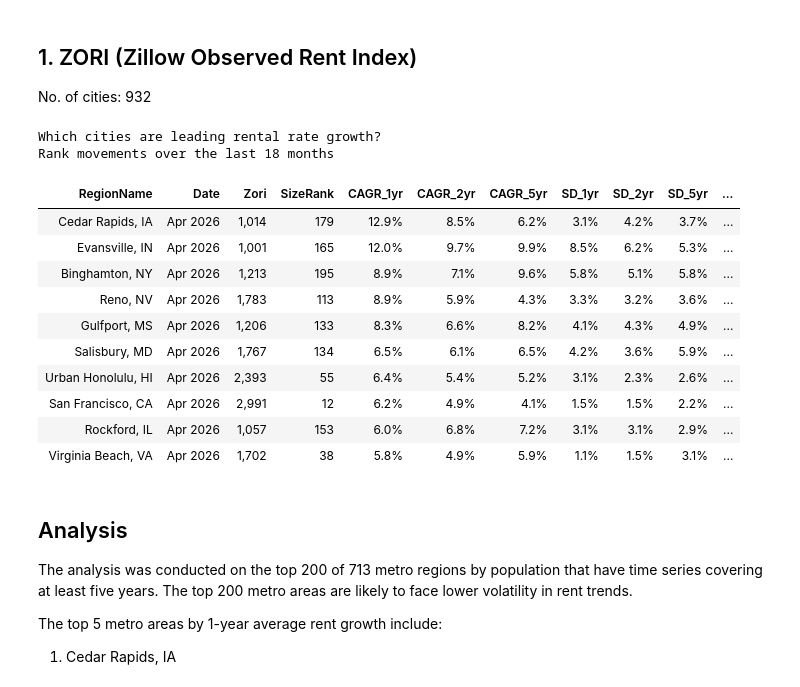
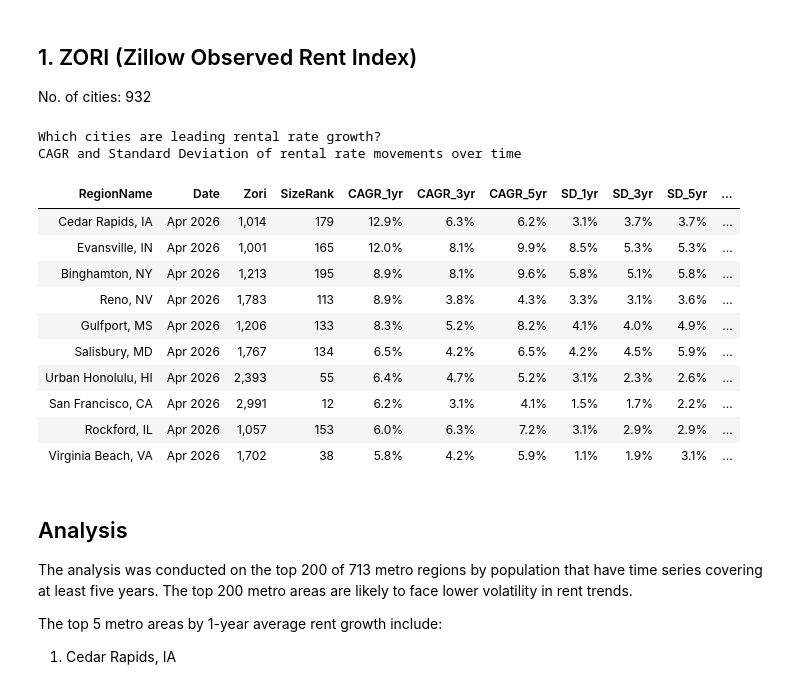
Before and after one commit to aaron-san/Rental-Rate-Growth-Analysis, a Jupyter notebook: index.ipynb, the cells around one changed output. Drawn from its saved outputs; the diff is of its cells as text; code cells hidden in the pictures.

```diff
--- a/index.ipynb
+++ b/index.ipynb
@@ -218,7 +218,7 @@ def add_cagr(df, years):
 
 
 zori = add_cagr(zori, 1)
-zori = add_cagr(zori, 2)
+zori = add_cagr(zori, 3)
 zori = add_cagr(zori, 5)
 
 
@@ -234,11 +234,11 @@ def add_vol(df, years):
 
 
 zori = add_vol(zori, 1)
-zori = add_vol(zori, 2)
+zori = add_vol(zori, 3)
 zori = add_vol(zori, 5)
 
 
-# print(zori.dropna(subset=['CAGR_1yr', 'CAGR_2yr', 'CAGR_5yr']).head(10))
+# print(zori.dropna(subset=['CAGR_1yr', 'CAGR_3yr', 'CAGR_5yr']).head(10))
 
 # =============================
 # STEP _: Calculate growth rates
@@ -271,7 +271,8 @@ zori = zori[~zori["CAGR_1yr"].isna()]
 # STEP _: Calculate Ranks
 # =============================
 # zori['Growth_Rank_CAGR_1yr'] = zori.groupby('Date')['CAGR_1yr'].rank(ascending=False, method='dense')
-# zori['Growth_Rank_CAGR_2yr'] = zori.groupby('Date')['CAGR_2yr'].rank(ascending=False, method='dense')
+# zori['Growth_Rank_
+# yr'] = zori.groupby('Date')['CAGR_3yr'].rank(ascending=False, method='dense')
 # zori['Growth_Rank_CAGR_5yr'] = zori.groupby('Date')['CAGR_5yr'].rank(ascending=False, method='dense')
 
 
@@ -301,15 +302,15 @@ zori = (
             "Zori",
             "SizeRank",
             "CAGR_1yr",
-            "CAGR_2yr",
+            "CAGR_3yr",
             "CAGR_5yr",
             "SD_1yr",
-            "SD_2yr",
+            "SD_3yr",
             "SD_5yr",
         ]
     ]
     .sort_values(
-        ["Date", "CAGR_1yr", "CAGR_2yr", "CAGR_5yr", "SD_1yr", "SD_2yr", "SD_5yr"],
+        ["Date", "CAGR_1yr", "CAGR_3yr", "CAGR_5yr", "SD_1yr", "SD_3yr", "SD_5yr"],
         ascending=False,
     )
     .reset_index(drop=True)
@@ -355,48 +356,48 @@ merged = (
 from IPython.display import display
 
 display(
     merged.head(10)
     .style.set_caption("""
     <div style='font-size:18px; font-weight:600;'>Which cities are leading rental rate growth?</div>
-    <div style='font-size:13px; color:#888; margin-bottom: 2px;'>Rank movements over the last 18 months</div>
+    <div style='font-size:13px; color:#888; margin-bottom: 2px;'>CAGR and Standard Deviation of rental rate movements over time</div>
     """)
     .set_table_styles(
         [
             {
                 "selector": "caption",
                 "props": [("caption-side", "top"), ("text-align", "left")],
             }
         ]
     )
     .format(
         {
             "Date": lambda x: x.strftime("%b %Y"),
             "Zori": "{:,.0f}",
             "CAGR_1yr": "{:.1%}",
-            "CAGR_2yr": "{:.1%}",
+            "CAGR_3yr": "{:.1%}",
             "CAGR_5yr": "{:.1%}",
             "SD_1yr": "{:.1%}",
-            "SD_2yr": "{:.1%}",
+            "SD_3yr": "{:.1%}",
             "SD_5yr": "{:.1%}",
             "Population 2025": lambda x: "-" if pd.isna(x) else f"{x:,.0f}",
         }
     )
     .hide(axis="index")
 )
 # %% [output]
 Which cities are leading rental rate growth?
-Rank movements over the last 18 months
+CAGR and Standard Deviation of rental rate movements over time
-| RegionName | Date | Zori | SizeRank | CAGR_1yr | CAGR_2yr | CAGR_5yr | SD_1yr | SD_2yr | SD_5yr | ... |
-| Cedar Rapids, IA | Apr 2026 | 1,014 | 179 | 12.9% | 8.5% | 6.2% | 3.1% | 4.2% | 3.7% | ... |
-| Evansville, IN | Apr 2026 | 1,001 | 165 | 12.0% | 9.7% | 9.9% | 8.5% | 6.2% | 5.3% | ... |
-| Binghamton, NY | Apr 2026 | 1,213 | 195 | 8.9% | 7.1% | 9.6% | 5.8% | 5.1% | 5.8% | ... |
-| Reno, NV | Apr 2026 | 1,783 | 113 | 8.9% | 5.9% | 4.3% | 3.3% | 3.2% | 3.6% | ... |
-| Gulfport, MS | Apr 2026 | 1,206 | 133 | 8.3% | 6.6% | 8.2% | 4.1% | 4.3% | 4.9% | ... |
-| Salisbury, MD | Apr 2026 | 1,767 | 134 | 6.5% | 6.1% | 6.5% | 4.2% | 3.6% | 5.9% | ... |
-| Urban Honolulu, HI | Apr 2026 | 2,393 | 55 | 6.4% | 5.4% | 5.2% | 3.1% | 2.3% | 2.6% | ... |
-| San Francisco, CA | Apr 2026 | 2,991 | 12 | 6.2% | 4.9% | 4.1% | 1.5% | 1.5% | 2.2% | ... |
-| Rockford, IL | Apr 2026 | 1,057 | 153 | 6.0% | 6.8% | 7.2% | 3.1% | 3.1% | 2.9% | ... |
-| Virginia Beach, VA | Apr 2026 | 1,702 | 38 | 5.8% | 4.9% | 5.9% | 1.1% | 1.5% | 3.1% | ... |
+| RegionName | Date | Zori | SizeRank | CAGR_1yr | CAGR_3yr | CAGR_5yr | SD_1yr | SD_3yr | SD_5yr | ... |
+| Cedar Rapids, IA | Apr 2026 | 1,014 | 179 | 12.9% | 6.3% | 6.2% | 3.1% | 3.7% | 3.7% | ... |
+| Evansville, IN | Apr 2026 | 1,001 | 165 | 12.0% | 8.1% | 9.9% | 8.5% | 5.3% | 5.3% | ... |
+| Binghamton, NY | Apr 2026 | 1,213 | 195 | 8.9% | 8.1% | 9.6% | 5.8% | 5.1% | 5.8% | ... |
+| Reno, NV | Apr 2026 | 1,783 | 113 | 8.9% | 3.8% | 4.3% | 3.3% | 3.1% | 3.6% | ... |
+| Gulfport, MS | Apr 2026 | 1,206 | 133 | 8.3% | 5.2% | 8.2% | 4.1% | 4.0% | 4.9% | ... |
+| Salisbury, MD | Apr 2026 | 1,767 | 134 | 6.5% | 4.2% | 6.5% | 4.2% | 4.5% | 5.9% | ... |
+| Urban Honolulu, HI | Apr 2026 | 2,393 | 55 | 6.4% | 4.7% | 5.2% | 3.1% | 2.3% | 2.6% | ... |
+| San Francisco, CA | Apr 2026 | 2,991 | 12 | 6.2% | 3.1% | 4.1% | 1.5% | 1.7% | 2.2% | ... |
+| Rockford, IL | Apr 2026 | 1,057 | 153 | 6.0% | 6.3% | 7.2% | 3.1% | 2.9% | 2.9% | ... |
+| Virginia Beach, VA | Apr 2026 | 1,702 | 38 | 5.8% | 4.2% | 5.9% | 1.1% | 1.9% | 3.1% | ... |
 # %% [markdown]
 ## Analysis
 
```
Also changed, not shown: parts of 3 cells of this notebook, 1 other file.
